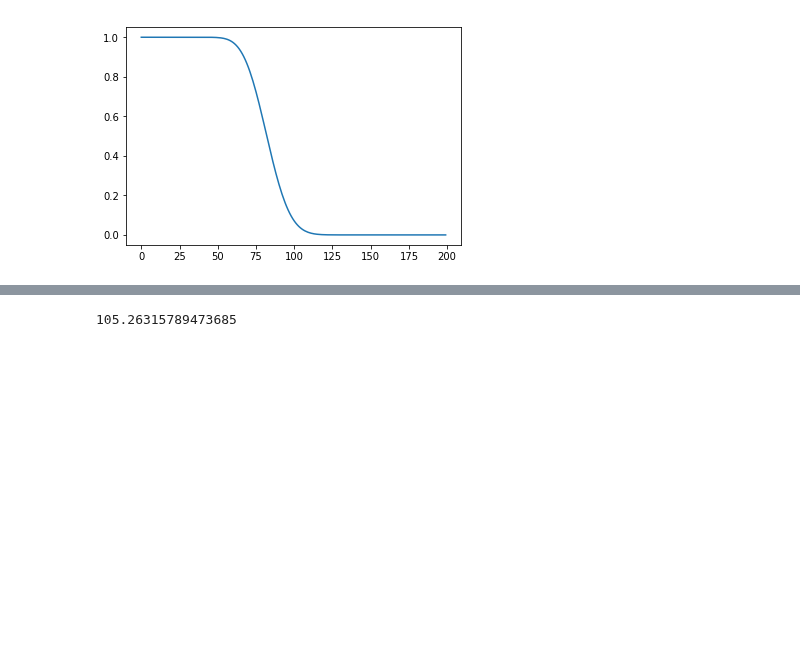
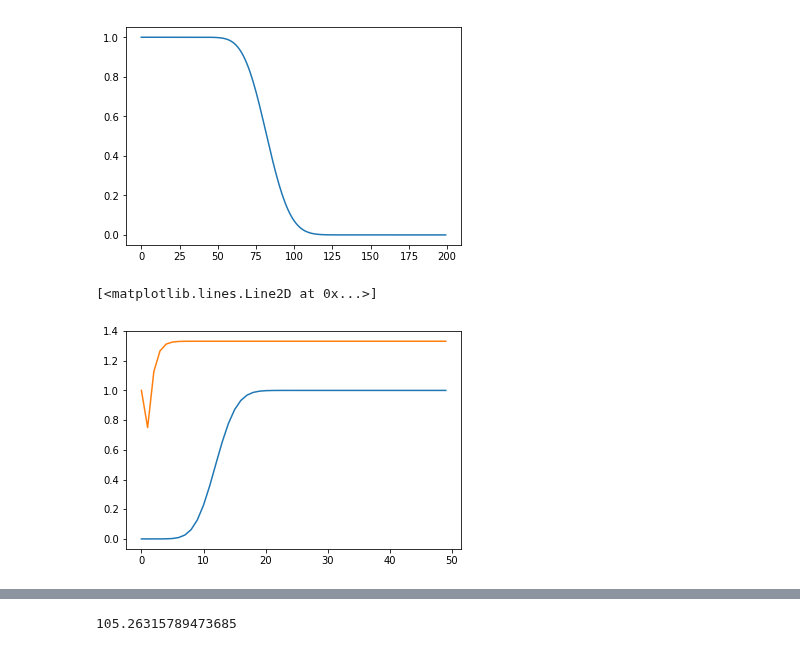
Before and after one commit to mcallaghan/rapid-screening, a Jupyter notebook: analysis/hypergeometric_distribution.ipynb, the cells around one changed output, grey strips where cells are left out. Drawn from its saved outputs; the diff is of its cells as text; code cells hidden in the pictures; blank space fills up the shorter version.

```diff
--- a/analysis/hypergeometric_distribution.ipynb
+++ b/analysis/hypergeometric_distribution.ipynb
@@ -116,3 +115,35 @@ plt.plot(n, cdf_array)
 # %% [output]
 [<matplotlib.lines.Line2D at 0x...>]
 [figure]
+# %%
+# properties of the hypergeometric function
+max_N = 50
+
+# number of type I objects in sample
+x = np.arange(max_N)
+
+# total number of objects
+M = np.ones(max_N) * 200
+
+# number of draws
+N = np.ones(max_N) * 50
+
+# number of type I objects
+n = np.ones(max_N) * 50
+
+cdf_array = hypergeom.cdf(x, M, n, N)
+
+K_sums = np.ones(max_N)
+# for sums:
+for k in x:
+    n_array = np.zeros(max_N)
+    n_array[0:k] = np.arange(1, k+1)
+    #print(hypergeom.pmf(x, M, n_array, N))
+    K_sums[k] = np.sum(hypergeom.pmf(x, M, n_array, N))
+
+fig = plt.figure()
+plt.plot(x, cdf_array)
+plt.plot(x, K_sums)
+# %% [output]
+[<matplotlib.lines.Line2D at 0x...>]
+[figure, added]
```
Also changed, not shown: parts of 2 cells of this notebook, 3 other files.
